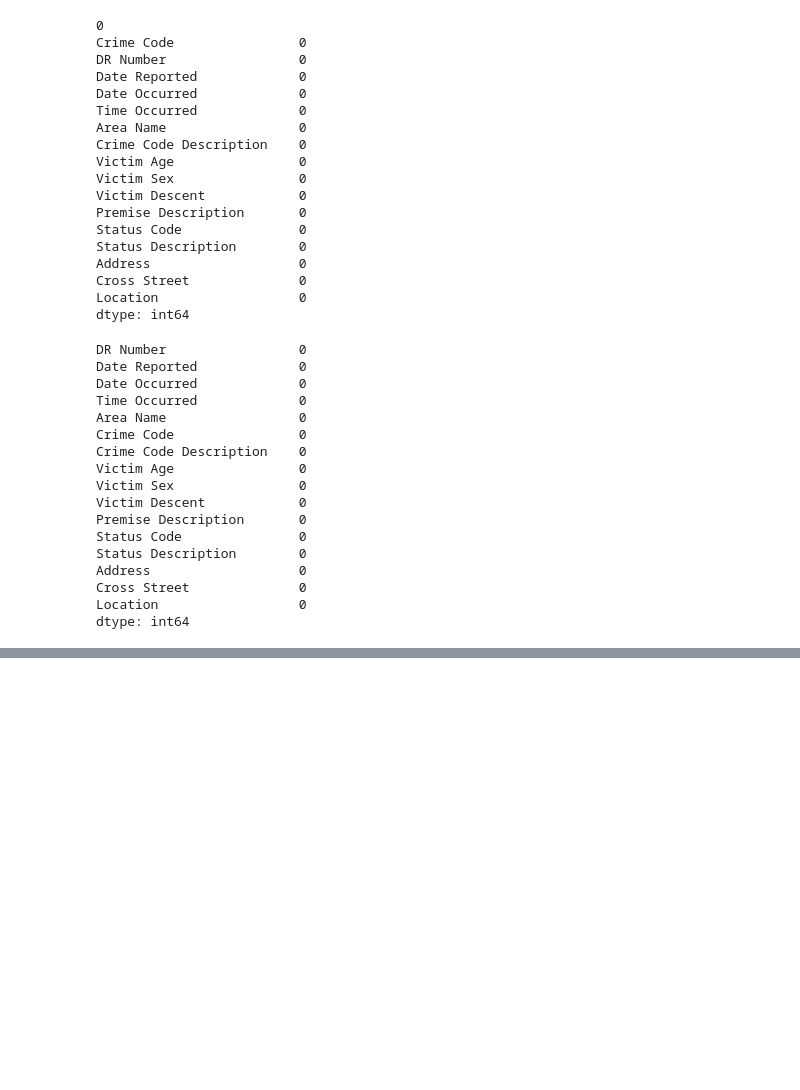
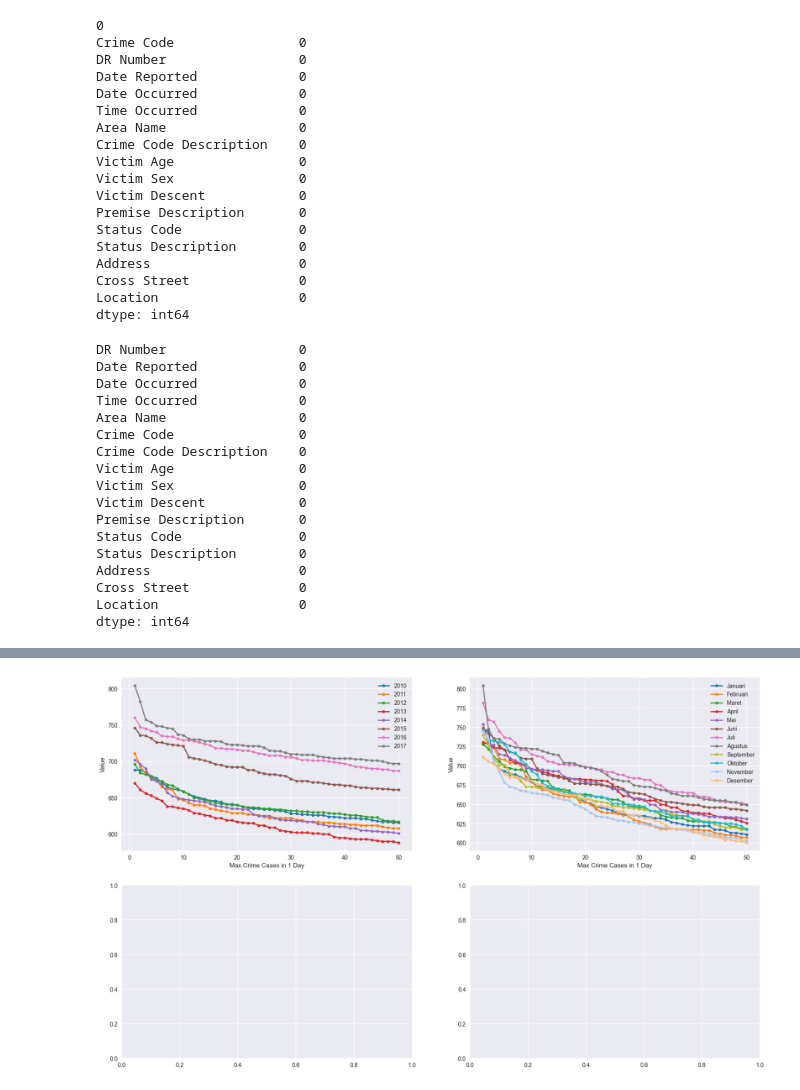
Before and after one commit to TeddyDharma/Crime-in-Los-Angeles, a Jupyter notebook: analytics.ipynb, the cells around one changed output, grey strips where cells are left out. Saved outputs shown, nothing was run; the diff lists cells and outputs as text; code cells hidden in the pictures; blank space fills up the shorter version.

```diff
--- a/analytics.ipynb
+++ b/analytics.ipynb
@@ -141,8 +141,6 @@ dtype: int64
 data_clened.to_csv("../crime-in-la-cleaned.csv")
 # %%
 data_cleaned = pd.read_csv("../crime-in-LA-cleaned.csv").drop("Unnamed: 0", axis = 1)
-data_cleaned["Date Reported"] = pd.to_datetime(data_cleaned["Date Reported"])
-data_cleaned["Date Occurred"] = pd.to_datetime(data_cleaned["Date Occurred"])
 data_cleaned.head()
 # %% [output]
 |  | DR Number | Date Reported | Date Occurred | Time Occurred | Area Name | Crime Code | Crime Code Description | ... |
@@ -174,0 +152,79 @@ sns.lineplot(data = data_grouped, x="Date Reported", y = "count", ax = ax[0, 0])
+# %%
+bulan_dict = {
+    1: 'Januari',
+    2: 'Februari',
+    3: 'Maret',
+    4: 'April',
+    5: 'Mei',
+    6: 'Juni',
+    7: 'Juli',
+    8: 'Agustus',
+    9: 'September',
+    10: 'Oktober',
+    11: 'November',
+    12: 'Desember'
+}
+colors = [
+    '#1f77b4',  # biru
+    '#ff7f0e',  # oranye
+    '#2ca02c',  # hijau
+    '#d62728',  # merah
+    '#9467bd',  # ungu
+    '#8c564b',  # coklat
+    '#e377c2',  # magenta
+    '#7f7f7f',  # abu-abu
+    '#bcbd22',  # kuning hijau
+    '#17becf',  # biru cyan
+    '#aec7e8',  # biru muda
+    '#ffbb78'   # oranye muda
+]
+
+def get_count(data: pd.DataFrame, col1 : str, col2 : str) -> tuple:
+    counts_per_years = []
+    attr = []
+    for uniq in np.unique(data[col1].tolist()):
+        if col1 == "month":
+            attr.append(bulan_dict[uniq])
+        else:
+            attr.append(uniq)
+        temp = sorted([val for val, year in zip(data[col2].tolist(), data[col1].tolist()) if year == uniq], reverse=True)[:50]
+        counts_per_years.append(temp)
+        temp = []
+
+    return counts_per_years, attr
+
+
+# def get_counts
+plt.style.use('seaborn-v0_8-dark-palette')
+fig, ax = plt.subplots(nrows=2, ncols=2, figsize = (20, 12))
+data_grouped = data_cleaned.groupby(["Date Reported", "year"]).size().reset_index(name = "count")
+get_count_per_years, years = get_count(data_grouped, col1 = "year", col2 = "count")
+
+
+# starting to plotting
+
+for idx, (count, year) in enumerate(zip(get_count_per_years, years)):
+    ax[0, 0].plot([x for x in range(1, 51)], count, label = year, marker='o',
+     linewidth=2, markersize=5, color = colors[idx])
+
+ax[0, 0].legend()
+ax[0, 0].set_xlabel("Max Crime Cases in 1 Day")
+ax[0, 0].set_ylabel("Value")
+
+# plotting based on month
+
+data_grouped = data_cleaned.groupby(["Date Reported", "month"]).size().reset_index(name = "count")
+get_count_per_month, years = get_count(data_grouped, col1 = "month", col2 = "count")
+for idx, (count, year) in enumerate(zip(get_count_per_month, years)):
+    ax[0, 1].plot([x for x in range(1, 51)], count, label = year, marker='o',
+     linewidth=2, markersize=5, color = colors[idx])
+ax[0, 1].legend()
+ax[0, 1].set_xlabel("Max Crime Cases in 1 Day")
+ax[0, 1].set_ylabel("Value")
+
+
+# plotting yang sama dengan diatas tapi gunakana date
+
+
+# plottng barplot dengan x= month dan hue = year
+# %% [output]
@@ -174,0 +232 @@ sns.lineplot(data = data_grouped, x="Date Reported", y = "count", ax = ax[0, 0])
+[figure, added]
```
Also changed, not shown: parts of 2 cells of this notebook.
